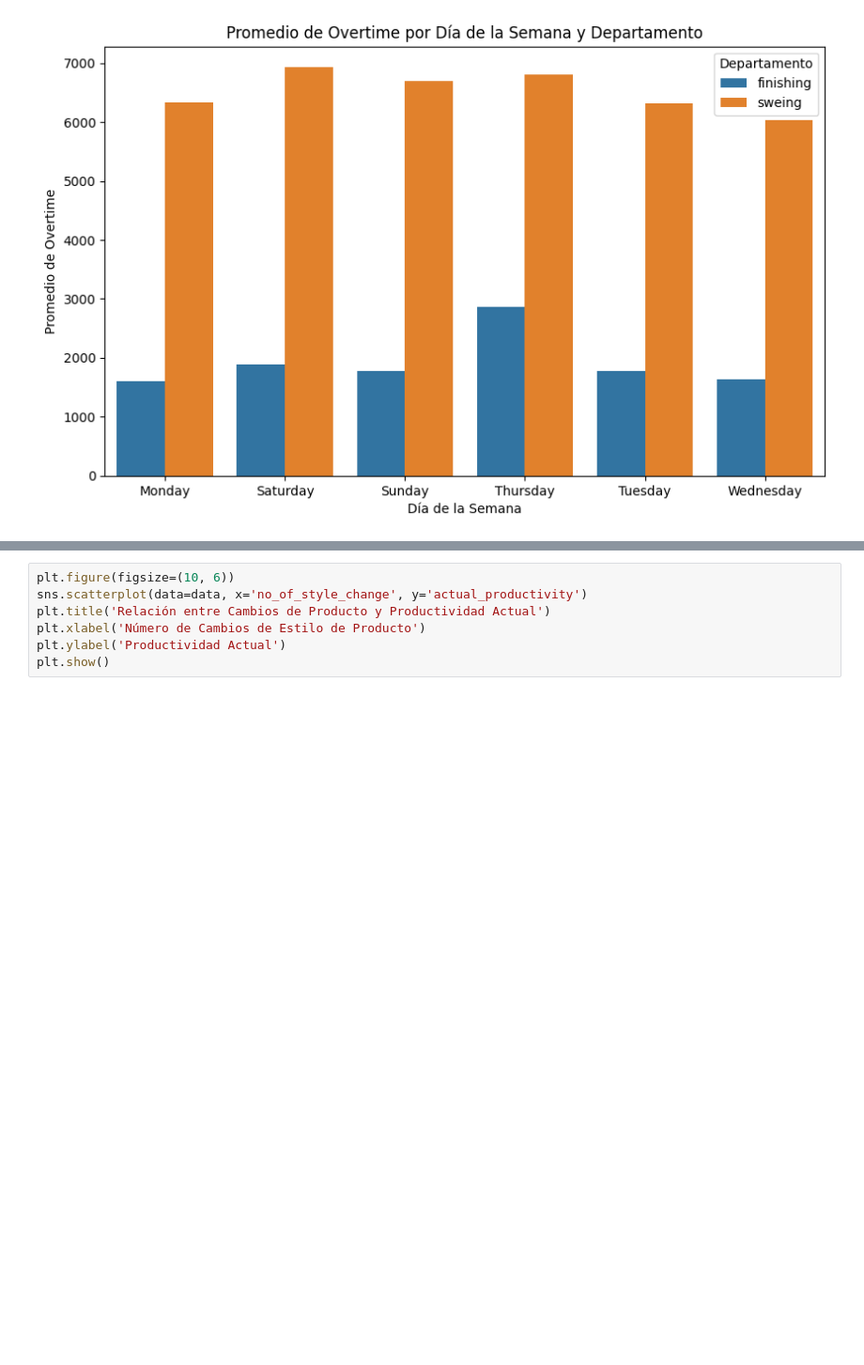
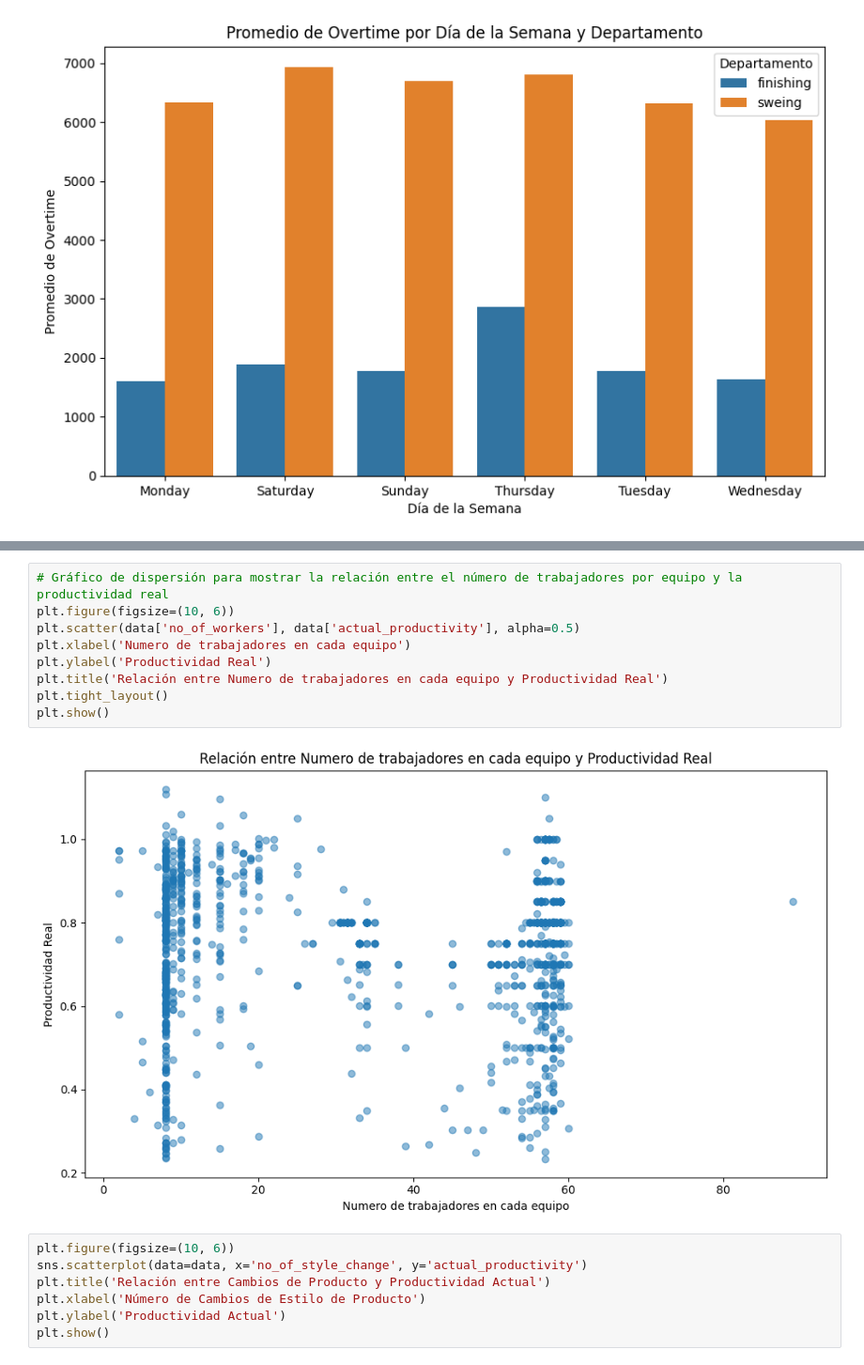
Before and after one commit to JuanMoreno2000/Proyecto1_actd, a Jupyter notebook: Proyecto1_Analitica.ipynb, the cells around one changed output, grey strips where cells are left out. Shown at 94% size. Drawn from its saved outputs; the diff is of its cells as text; blank space fills up the shorter version.

```diff
--- a/Proyecto1_Analitica.ipynb
+++ b/Proyecto1_Analitica.ipynb
@@ -289,3 +306,14 @@ plt.show()
+# %%
+# Gráfico de dispersión para mostrar la relación entre el número de trabajadores por equipo y la productividad real
+plt.figure(figsize=(10, 6))
+plt.scatter(data['no_of_workers'], data['actual_productivity'], alpha=0.5)
+plt.xlabel('Numero de trabajadores en cada equipo')
+plt.ylabel('Productividad Real')
+plt.title('Relación entre Numero de trabajadores en cada equipo y Productividad Real')
+plt.tight_layout()
+plt.show()
+# %% [output]
+[figure, added]
 # %%
 plt.figure(figsize=(10, 6))
 sns.scatterplot(data=data, x='no_of_style_change', y='actual_productivity')
```
Also changed, not shown: parts of 45 cells of this notebook.
